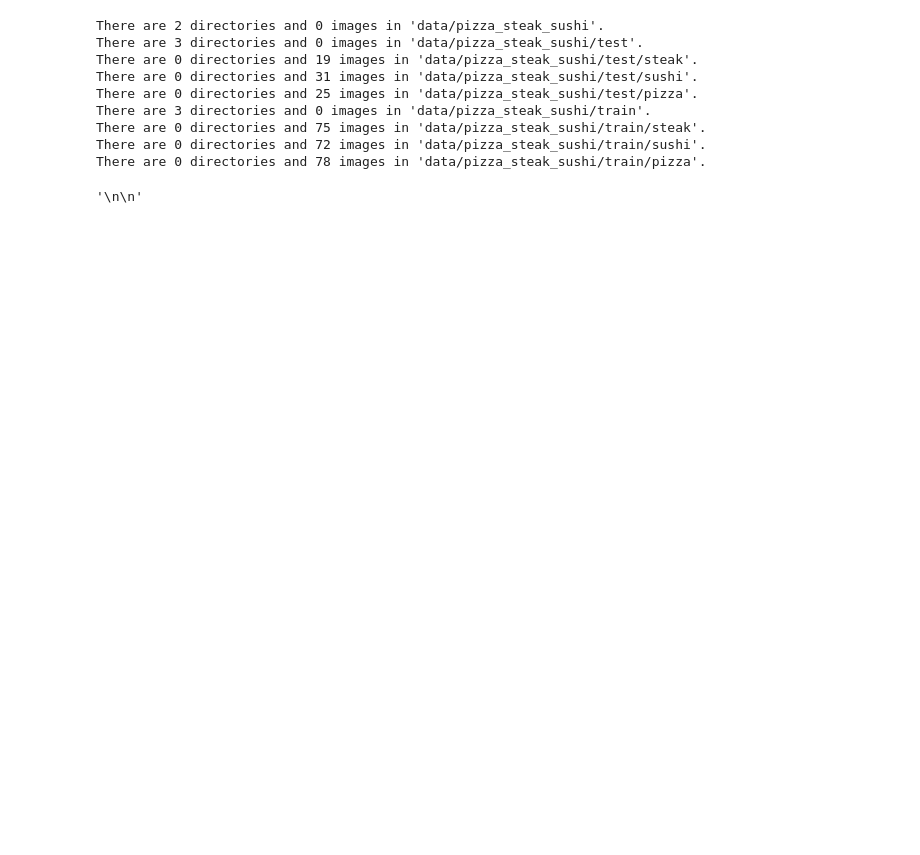
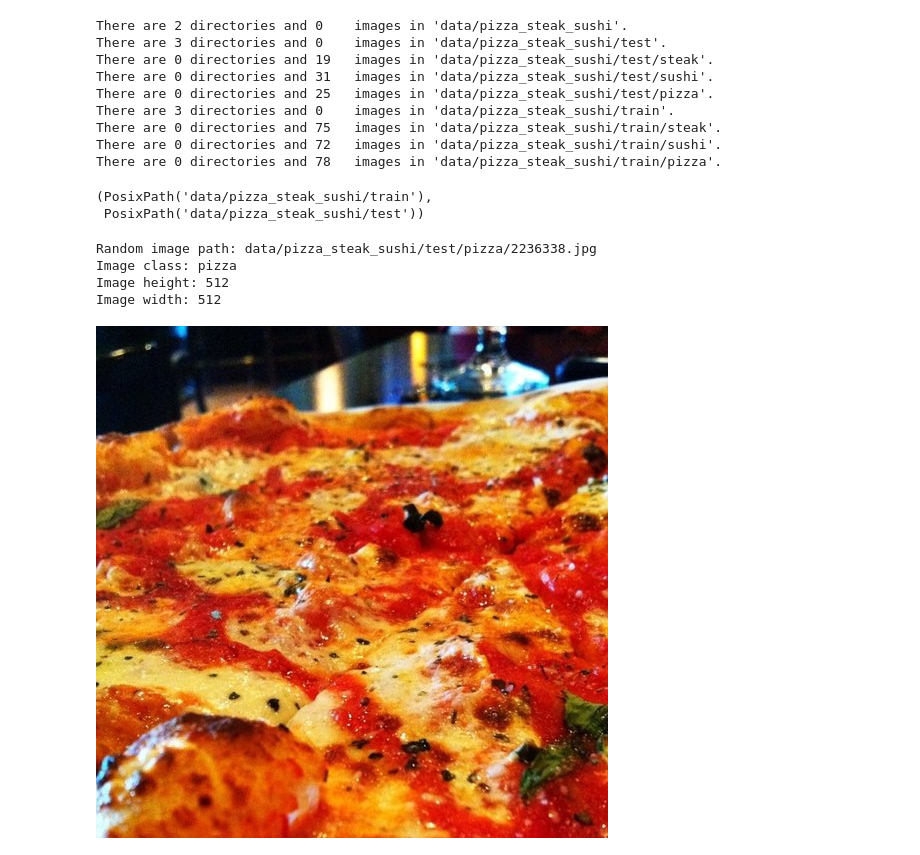
Before and after one commit to walkallen/learnPytorch, a Jupyter notebook: z2m05_customDatasets.ipynb, the cells around one changed output. Saved outputs shown, nothing was run; the diff lists cells and outputs as text; code cells hidden in the pictures; blank space fills up the shorter version.

```diff
--- a/z2m05_customDatasets.ipynb
+++ b/z2m05_customDatasets.ipynb
@@ -334,24 +334,83 @@ There are 0 directories and 78 images in 'data/pizza_steak_sushi/train/pizza'.
 '''
 
 出色的！
-
-
 看起来每个训练类有大约 75 个图像，每个测试类有 25 个图像。
-
 
 这应该足以开始了。
 
-
-请记住，这些图像是原始 Food101 数据集的子集。
-
+请记住，这些图像是原始 Food101 数据集的子集。1
 
 您可以在数据创建笔记本中查看它们是如何创建的。
 
-
 当我们这样做时，让我们设置我们的训练和测试路径。
 
+'''
 
 
-'''
+# Setup train and testing paths
+train_dir = image_path / "train"
+test_dir = image_path / "test"
+
+train_dir, test_dir
 # %% [output]
-'\n\n'
+(PosixPath('data/pizza_steak_sushi/train'),
+ PosixPath('data/pizza_steak_sushi/test'))
+# %%
+'''
+2.1 Visualize an image 2.1 可视化图像
+Okay, we've seen how our directory structure is formatted.
+好的，我们已经了解了目录结构的格式。
+
+Now in the spirit of the data explorer, it's time to visualize, visualize, visualize!
+现在，本着数据探索者的精神，是时候可视化、可视化、可视化了！
+
+Let's write some code to:
+让我们编写一些代码：
+
+Get all of the image paths using pathlib.Path.glob() to find all of the files ending in .jpg.
+使用pathlib.Path.glob()获取所有图像路径，以查找所有以.jpg结尾的文件。
+
+Pick a random image path using Python's random.choice().
+使用 Python 的random.choice()选择随机图像路径。
+
+Get the image class name using pathlib.Path.parent.stem.
+使用pathlib.Path.parent.stem获取图像类名称。
+
+And since we're working with images, we'll open the random image path using PIL.Image.open() (PIL stands for Python Image Library).
+由于我们正在处理图像，因此我们将使用PIL.Image.open()打开随机图像路径（PIL 代表 Python 图像库）。
+
+We'll then show the image and print some metadata.
+然后我们将显示图像并打印一些元数据。
+
+'''
+
+import random
+from PIL import Image
+
+# Set seed
+random.seed(42) # <- try changing this and see what happens
+
+# 1. Get all image paths (* means "any combination")
+image_path_list = list(image_path.glob("*/*/*.jpg"))
+
+# 2. Get random image path
+random_image_path = random.choice(image_path_list)
+
+# 3. Get image class from path name (the image class is the name of the directory where the image is stored)
+image_class = random_image_path.parent.stem
+
+# 4. Open image
+img = Image.open(random_image_path)
+
+# 5. Print metadata
+print(f"Random image path: {random_image_path}")
+print(f"Image class: {image_class}")
+print(f"Image height: {img.height}")
+print(f"Image width: {img.width}")
+img
+# %% [output]
+Random image path: data/pizza_steak_sushi/test/pizza/2236338.jpg
+Image class: pizza
+Image height: 512
+Image width: 512
+[figure, added]
```
Also changed, not shown: parts of 16 cells of this notebook.
